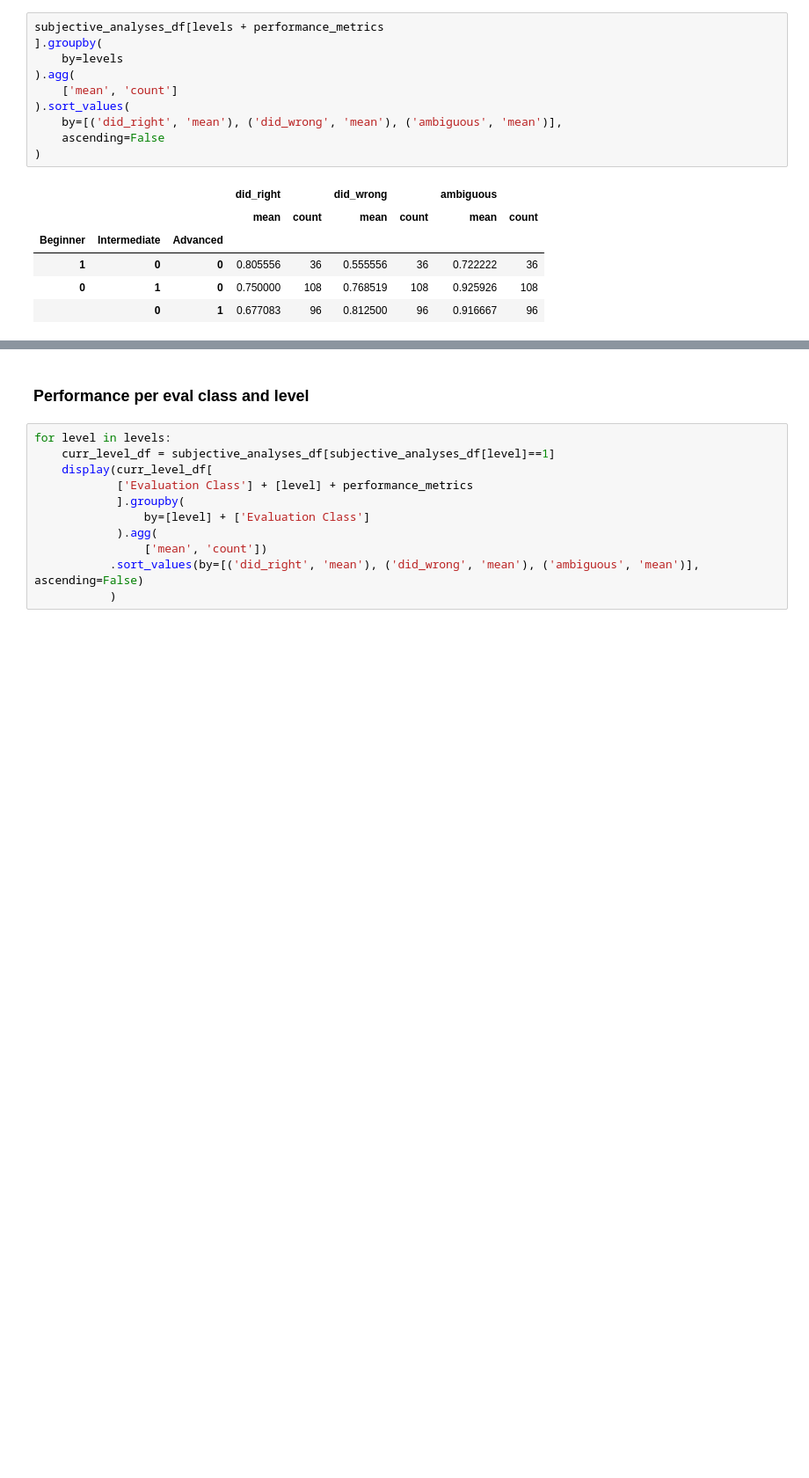
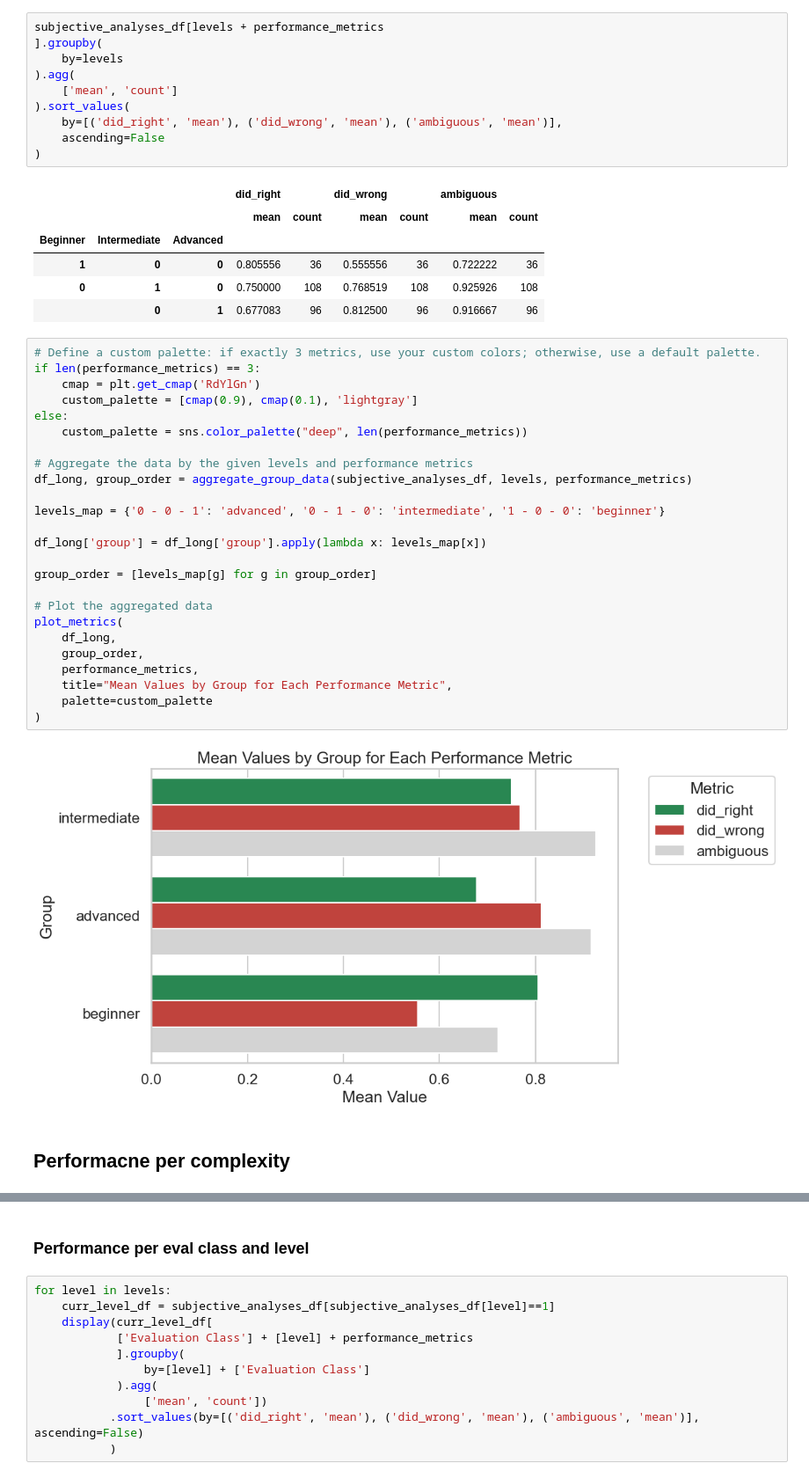
Before and after one commit to push-to-prod-ai/push-to-prod, a Jupyter notebook: syntropy-app/eda-notebook.ipynb, the cells around one changed output, grey strips where cells are left out. Shown at 88% size. Drawn from its saved outputs; the diff is of its cells as text; blank space fills up the shorter version.

```diff
--- a/syntropy-app/eda-notebook.ipynb
+++ b/syntropy-app/eda-notebook.ipynb
@@ -2077,3 +2230,32 @@ subjective_analyses_df[levels + performance_metrics
 | 1 | 0 | 0 | 0.805556 | 36 | 0.555556 | 36 | 0.722222 | 36 |
 | 0 | 1 | 0 | 0.750000 | 108 | 0.768519 | 108 | 0.925926 | 108 |
 |  | 0 | 1 | 0.677083 | 96 | 0.812500 | 96 | 0.916667 | 96 |
+# %%
+# Define a custom palette: if exactly 3 metrics, use your custom colors; otherwise, use a default palette.
+if len(performance_metrics) == 3:
+    cmap = plt.get_cmap('RdYlGn')
+    custom_palette = [cmap(0.9), cmap(0.1), 'lightgray']
+else:
+    custom_palette = sns.color_palette("deep", len(performance_metrics))
+
+# Aggregate the data by the given levels and performance metrics
+df_long, group_order = aggregate_group_data(subjective_analyses_df, levels, performance_metrics)
+
+levels_map = {'0 - 0 - 1': 'advanced', '0 - 1 - 0': 'intermediate', '1 - 0 - 0': 'beginner'}
+
+df_long['group'] = df_long['group'].apply(lambda x: levels_map[x])
+
+group_order = [levels_map[g] for g in group_order]
+
+# Plot the aggregated data
+plot_metrics(
+    df_long,
+    group_order,
+    performance_metrics,
+    title="Mean Values by Group for Each Performance Metric",
+    palette=custom_palette
+)
+# %% [output]
+[figure, added]
+# %% [markdown]
+## Performacne per complexity
```
Also changed, not shown: parts of 10 cells of this notebook, 2 other files.
